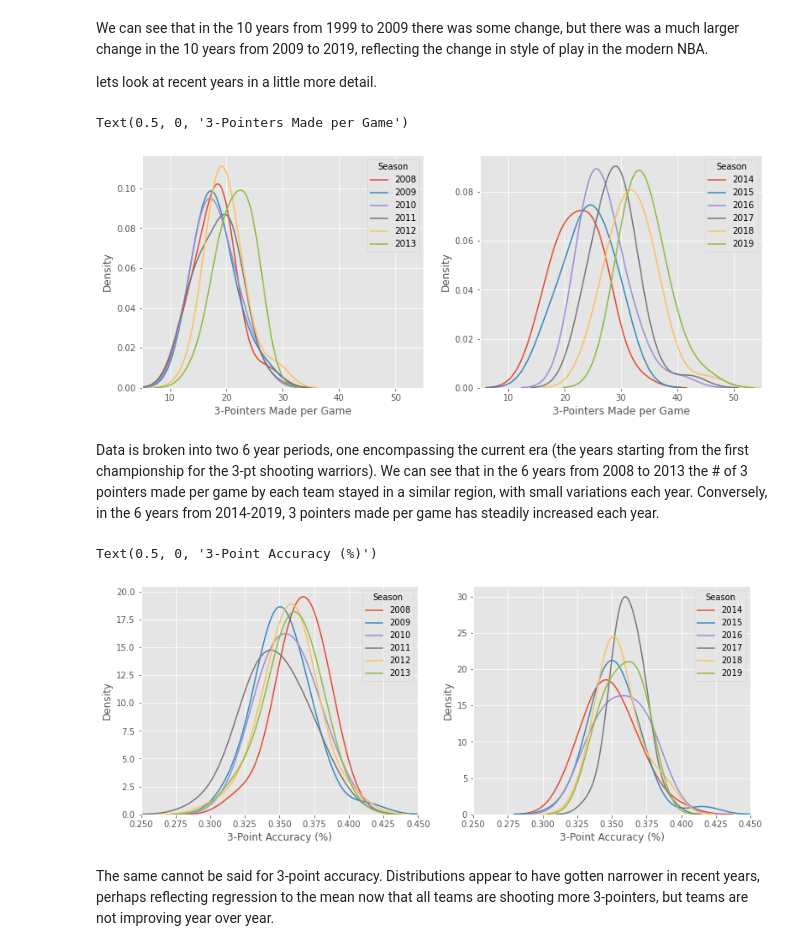
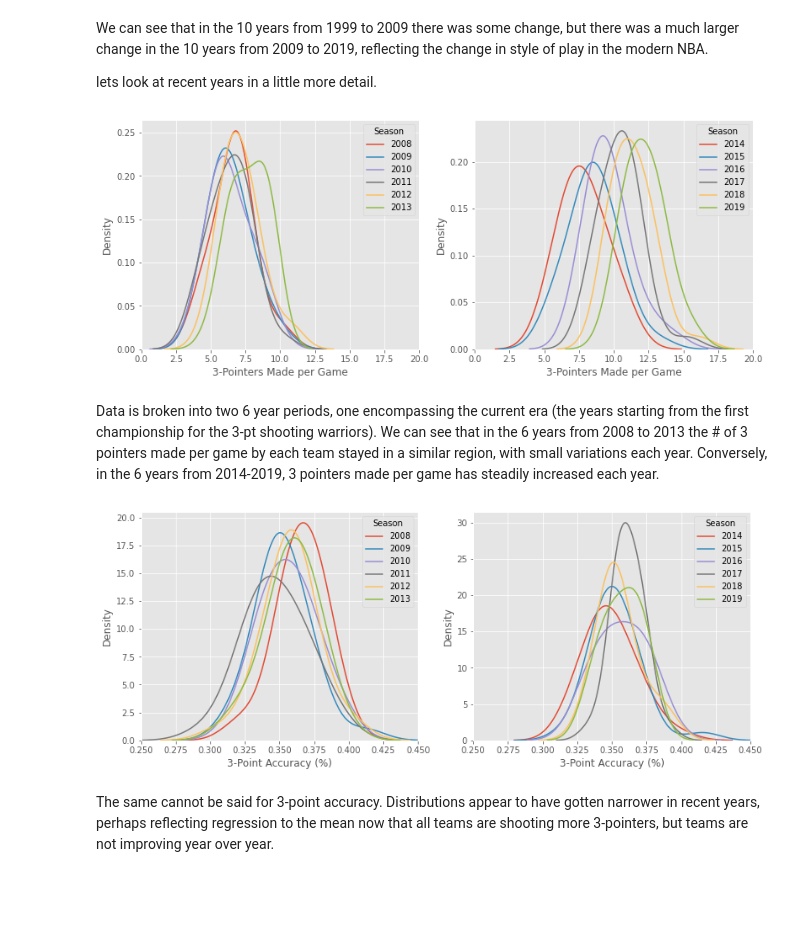
Before and after one commit to Nick-Henderson/nba-3pt-analysis, a Jupyter notebook: nba-3pt-analysis.ipynb, the cells around one changed output. Saved outputs shown, nothing was run; the diff lists cells and outputs as text; code cells hidden in the pictures; blank space fills up the shorter version.

```diff
--- a/nba-3pt-analysis.ipynb
+++ b/nba-3pt-analysis.ipynb
@@ -65,6 +65,14 @@ nba['HOME/AWAY'] = np.select(conditions, values)
 nba = nba[['TEAM','HOME/AWAY','OPPONENT','GAME DATE', 'W/L', 'MIN', 'PTS', 'FGM', 'FGA',
        'FG%', '3PM', '3PA', '3P%', 'FTM', 'FTA', 'FT%', 'OREB', 'DREB', 'REB',
        'AST', 'TOV', 'STL', 'BLK', 'PF', '+/-', 'SEASON']]
+
+#Adding useful columns
+# 3 pointers made per shot made
+nba['3PM_p_FGM'] = nba['3PM']/nba['FGM']
+# 3 pointers attempted per shot attempted
+nba['3PA_p_FGA'] = nba['3PA']/nba['FGA']
+
+
 nba
 # %% [output]
 |  | TEAM | HOME/AWAY | OPPONENT | GAME DATE | W/L | MIN | PTS | FGM | FGA | FG% | ... |
@@ -553,15 +665,15 @@ def plot_dist(seasons, stat, ax):
     ax.legend(title='Season')
 # %%
 fig,ax = plt.subplots(1,2,figsize=(13,5))
-plot_dist(list(range(2008,2014)),'3PA_PG',ax[0])
-plot_dist(list(range(2014,2020)),'3PA_PG',ax[1])
+plot_dist(list(range(2008,2014)),'3PM_PG',ax[0])
+plot_dist(list(range(2014,2020)),'3PM_PG',ax[1])
 ax[0].set_xlabel('3-Pointers Made per Game')
-ax[0].set_xlim(5,55)
-ax[1].set_xlim(5,55)
+ax[0].set_xlim(0,20)
+ax[1].set_xlim(0,20)
 ax[1].set_xlabel('3-Pointers Made per Game')
+fig.savefig('plots/15-distributions-12years-3pm.png')
 # %% [output]
-Text(0.5, 0, '3-Pointers Made per Game')
-[figure, old version]
+[figure, new version]
 # %% [markdown]
 Data is broken into two 6 year periods, one encompassing the current era (the years starting from the first championship for the 3-pt shooting warriors). We can see that in the 6 years from 2008 to 2013 the # of 3 pointers made per game by each team stayed in a similar region, with small variations each year. Conversely, in the 6 years from 2014-2019, 3 pointers made per game has steadily increased each year.
 # %%
@@ -572,8 +684,8 @@ ax[0].set_xlabel('3-Point Accuracy (%)')
 ax[0].set_xlim(0.25,0.45)
 ax[1].set_xlim(0.25,0.45)
 ax[1].set_xlabel('3-Point Accuracy (%)')
+fig.savefig('plots/16-distributions-12years-3pp.png')
 # %% [output]
-Text(0.5, 0, '3-Point Accuracy (%)')
 [figure]
 # %% [markdown]
 The same cannot be said for 3-point accuracy. Distributions appear to have gotten narrower in recent years, perhaps reflecting regression to the mean now that all teams are shooting more 3-pointers, but teams are not improving year over year.
```
Also changed, not shown: parts of 33 cells of this notebook, 21 other files.
